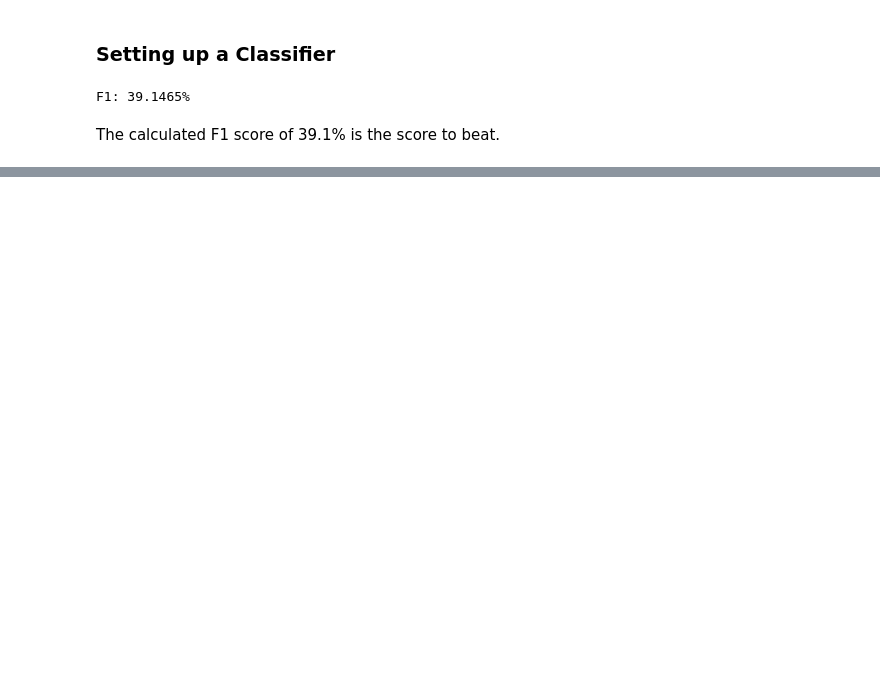
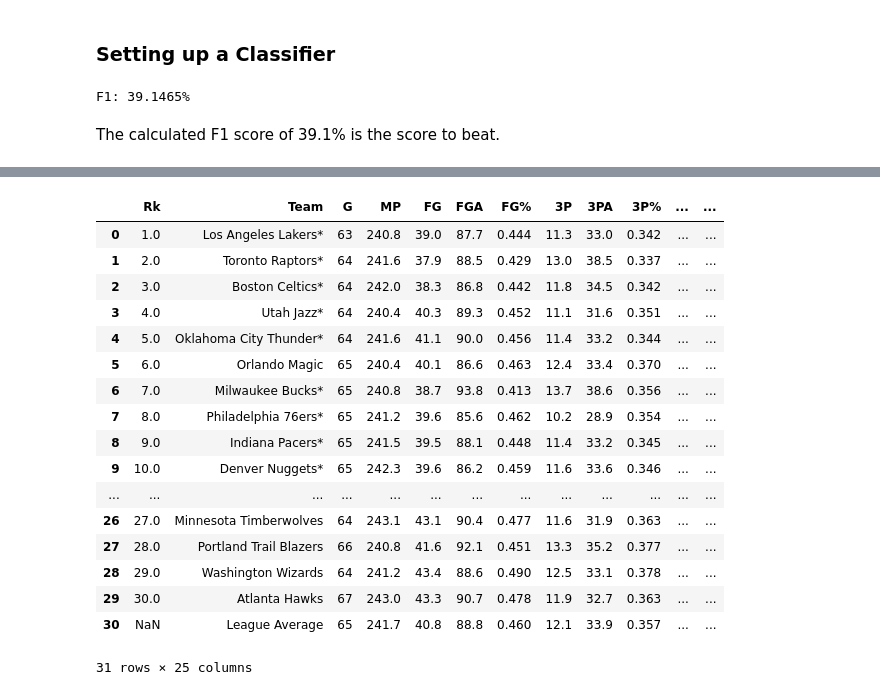
Before and after one commit to immmjack/NBA_Prediction_Restart_2020, a Jupyter notebook: prediction.ipynb, the cells around one changed output, grey strips where cells are left out. Drawn from its saved outputs; the diff is of its cells as text; code cells hidden in the pictures; blank space fills up the shorter version.

```diff
--- a/prediction.ipynb
+++ b/prediction.ipynb
@@ -88,0 +144,22 @@ df_Results['Visitor Last Win'] = False
+# %%
+df_OPGS = pd.read_csv(fileName_OPGS)
+df_OPGS
+# %% [output]
+|  | Rk | Team | G | MP | FG | FGA | FG% | 3P | 3PA | 3P% | ... | ... |
+| 0 | 1.0 | Los Angeles Lakers* | 63 | 240.8 | 39.0 | 87.7 | 0.444 | 11.3 | 33.0 | 0.342 | ... | ... |
+| 1 | 2.0 | Toronto Raptors* | 64 | 241.6 | 37.9 | 88.5 | 0.429 | 13.0 | 38.5 | 0.337 | ... | ... |
+| 2 | 3.0 | Boston Celtics* | 64 | 242.0 | 38.3 | 86.8 | 0.442 | 11.8 | 34.5 | 0.342 | ... | ... |
+| 3 | 4.0 | Utah Jazz* | 64 | 240.4 | 40.3 | 89.3 | 0.452 | 11.1 | 31.6 | 0.351 | ... | ... |
+| 4 | 5.0 | Oklahoma City Thunder* | 64 | 241.6 | 41.1 | 90.0 | 0.456 | 11.4 | 33.2 | 0.344 | ... | ... |
+| 5 | 6.0 | Orlando Magic | 65 | 240.4 | 40.1 | 86.6 | 0.463 | 12.4 | 33.4 | 0.370 | ... | ... |
+| 6 | 7.0 | Milwaukee Bucks* | 65 | 240.8 | 38.7 | 93.8 | 0.413 | 13.7 | 38.6 | 0.356 | ... | ... |
+| 7 | 8.0 | Philadelphia 76ers* | 65 | 241.2 | 39.6 | 85.6 | 0.462 | 10.2 | 28.9 | 0.354 | ... | ... |
+| 8 | 9.0 | Indiana Pacers* | 65 | 241.5 | 39.5 | 88.1 | 0.448 | 11.4 | 33.2 | 0.345 | ... | ... |
+| 9 | 10.0 | Denver Nuggets* | 65 | 242.3 | 39.6 | 86.2 | 0.459 | 11.6 | 33.6 | 0.346 | ... | ... |
+| ... | ... | ... | ... | ... | ... | ... | ... | ... | ... | ... | ... | ... |
+| 26 | 27.0 | Minnesota Timberwolves | 64 | 243.1 | 43.1 | 90.4 | 0.477 | 11.6 | 31.9 | 0.363 | ... | ... |
+| 27 | 28.0 | Portland Trail Blazers | 66 | 240.8 | 41.6 | 92.1 | 0.451 | 13.3 | 35.2 | 0.377 | ... | ... |
+| 28 | 29.0 | Washington Wizards | 64 | 241.2 | 43.4 | 88.6 | 0.490 | 12.5 | 33.1 | 0.378 | ... | ... |
+| 29 | 30.0 | Atlanta Hawks | 67 | 243.0 | 43.3 | 90.7 | 0.478 | 11.9 | 32.7 | 0.363 | ... | ... |
+| 30 | NaN | League Average | 65 | 241.7 | 40.8 | 88.8 | 0.460 | 12.1 | 33.9 | 0.357 | ... | ... |
+31 rows × 25 columns
```
Also changed, not shown: parts of 11 cells of this notebook.
